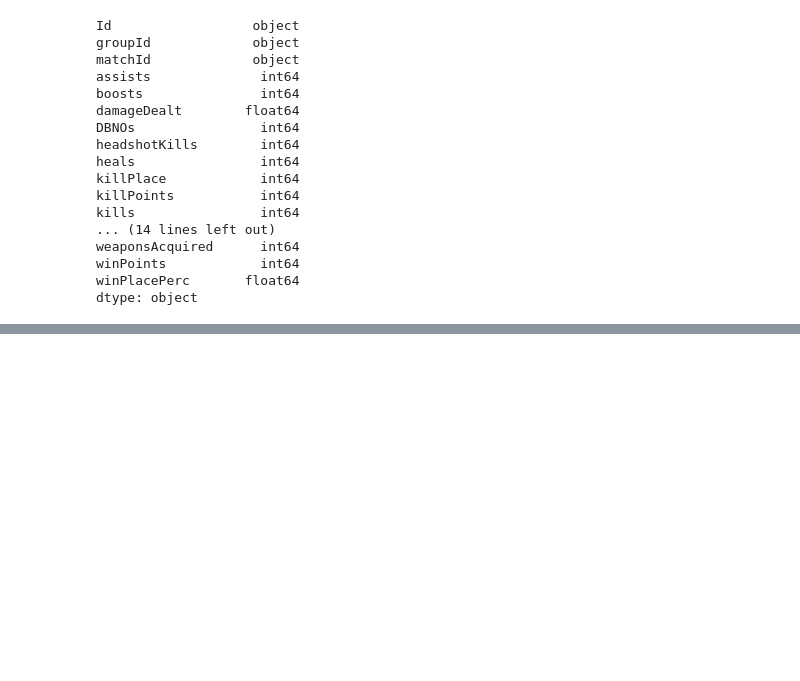
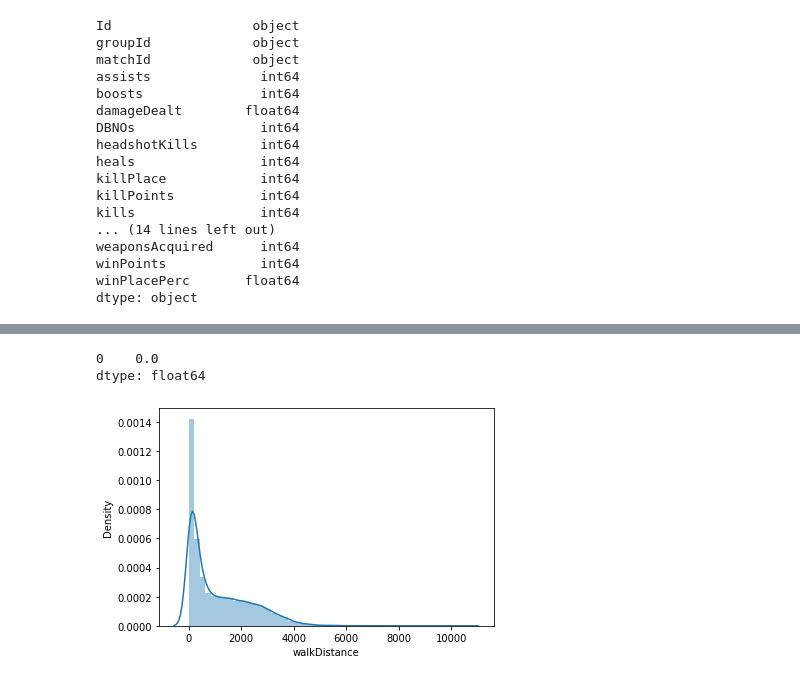
Before and after one commit to harishvenkatram/data-science-101-b1-Nov20, a Jupyter notebook: Project 1.ipynb, the cells around one changed output, grey strips where cells are left out. Drawn from its saved outputs; the diff is of its cells as text; code cells hidden in the pictures; blank space fills up the shorter version.

```diff
--- a/Project 1.ipynb
+++ b/Project 1.ipynb
@@ -37,0 +76,8 @@ dtype: object
+# %%
+#Q9-Comment on distribution of the walk distance. Use seaborn.
+print(df['walkDistance'].mode())
+sns.distplot(df['walkDistance']);
+# %% [output]
+0    0.0
+dtype: float64
+[figure, added]
```
Also changed, not shown: parts of 17 cells of this notebook.
